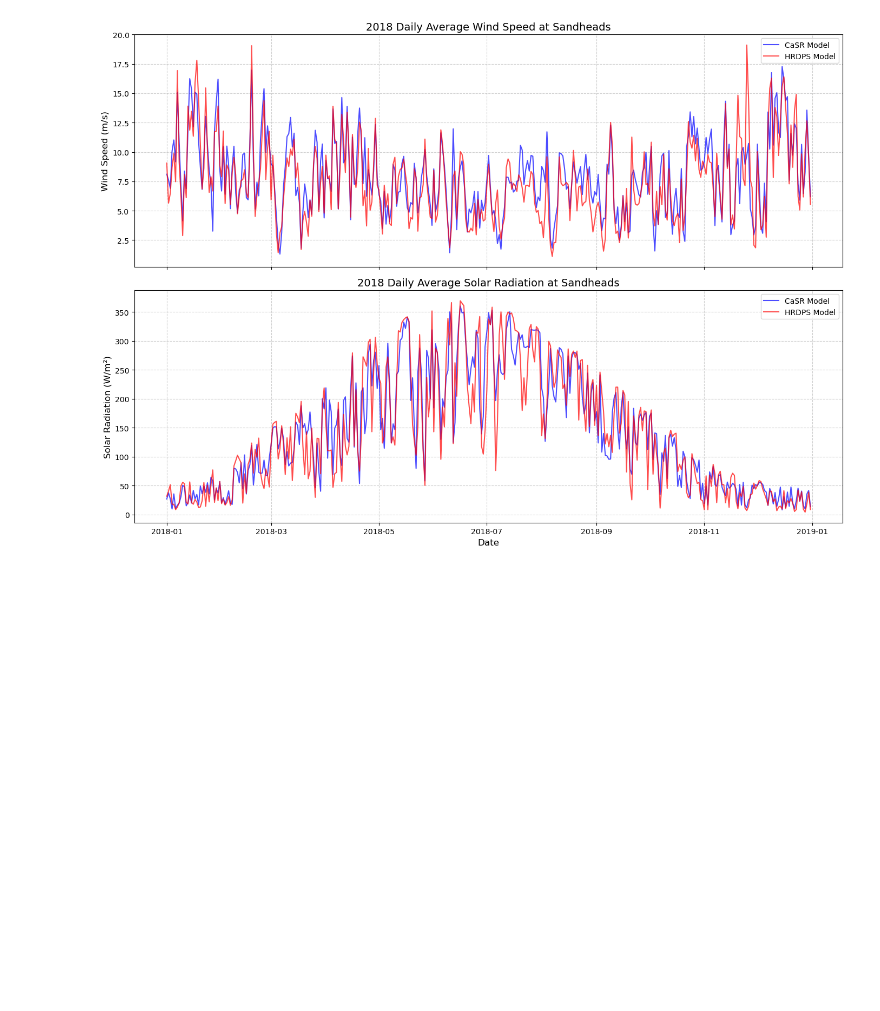
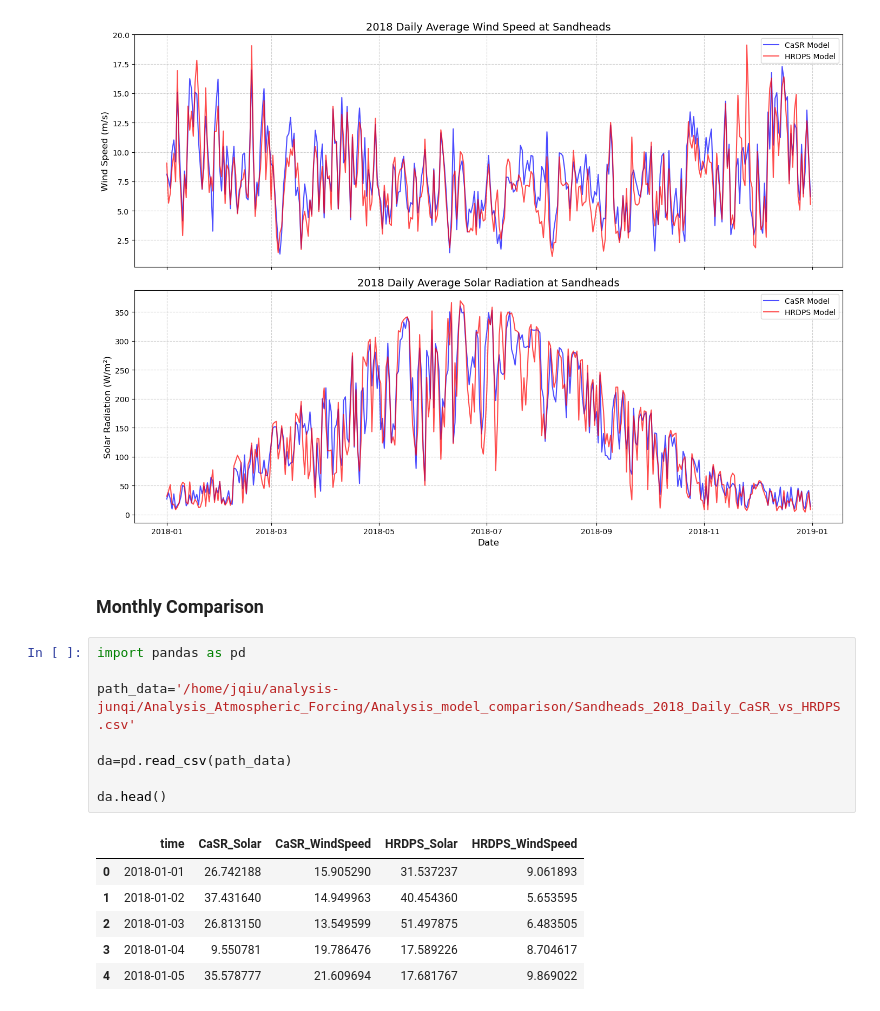
Before and after one commit to SalishSeaCast/analysis-junqi, a Jupyter notebook: Analysis_Atmospheric_Forcing/Analysis_model_comparison/Radiation Comparison.ipynb, the cells around one changed output. Saved outputs shown, nothing was run; the diff lists cells and outputs as text; blank space fills up the shorter version.

```diff
--- a/Analysis_Atmospheric_Forcing/Analysis_model_comparison/Radiation Comparison.ipynb
+++ b/Analysis_Atmospheric_Forcing/Analysis_model_comparison/Radiation Comparison.ipynb
@@ -598,3 +600,20 @@ plt.tight_layout()
 plt.show()
 # %% [output]
 [figure]
+# %% [markdown]
+### Monthly Comparison
+# %%
+import pandas as pd
+
+path_data='/home/jqiu/analysis-junqi/Analysis_Atmospheric_Forcing/Analysis_model_comparison/Sandheads_2018_Daily_CaSR_vs_HRDPS.csv'
+
+da=pd.read_csv(path_data)
+
+da.head()
+# %% [output]
+|  | time | CaSR_Solar | CaSR_WindSpeed | HRDPS_Solar | HRDPS_WindSpeed |
+| 0 | 2018-01-01 | 26.742188 | 15.905290 | 31.537237 | 9.061893 |
+| 1 | 2018-01-02 | 37.431640 | 14.949963 | 40.454360 | 5.653595 |
+| 2 | 2018-01-03 | 26.813150 | 13.549599 | 51.497875 | 6.483505 |
+| 3 | 2018-01-04 | 9.550781 | 19.786476 | 17.589226 | 8.704617 |
+| 4 | 2018-01-05 | 35.578777 | 21.609694 | 17.681767 | 9.869022 |
```
Also changed, not shown: parts of 2 cells of this notebook, 2 other files.
